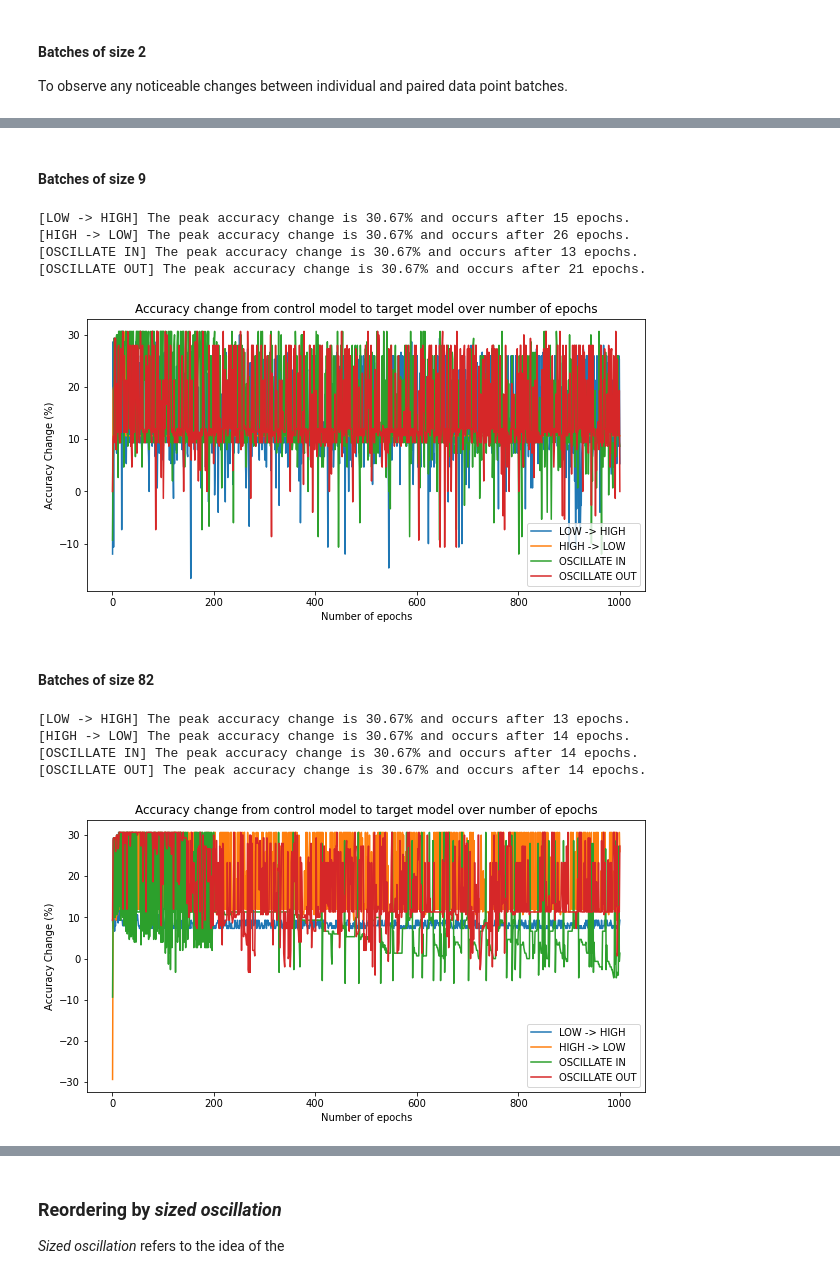
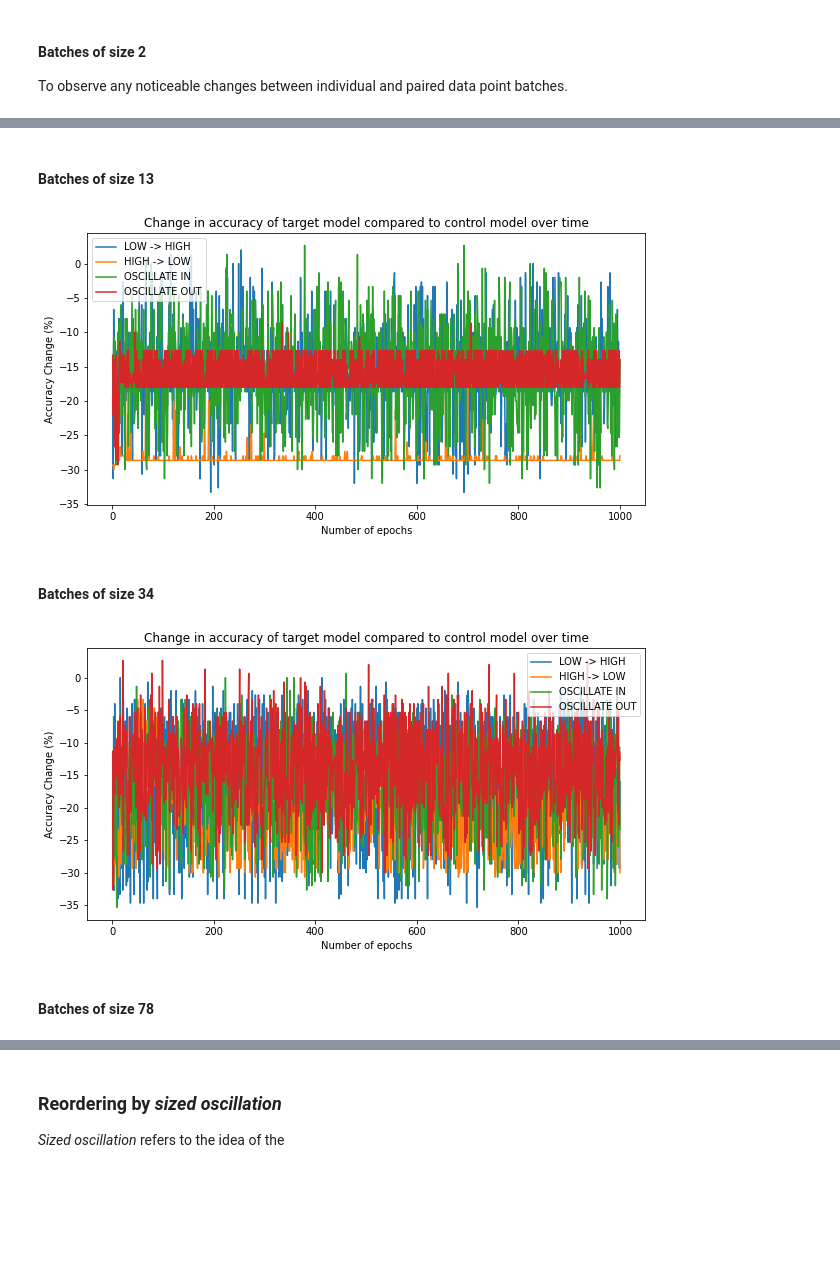
Before and after one commit to Shahiriyo/CS310-DataPoisoning-Project, a Jupyter notebook: DataOrderingSGD.ipynb, the cells around one changed output, grey strips where cells are left out. Cells and saved outputs as stored; diff of their text form; code cells hidden in the pictures; blank space fills up the shorter version.

```diff
--- a/DataOrderingSGD.ipynb
+++ b/DataOrderingSGD.ipynb
@@ -40,12 +40,14 @@ HIGH_LOW = 'HIGH -> LOW'
 LOW_HIGH = 'LOW -> HIGH'
 OSC_IN = 'OSCILLATE IN'
 OSC_OUT = 'OSCILLATE OUT'
+
 BATCH_REORDER = 'REORDER'
 BATCH_RESHUFFLE = 'RESHUFFLE'
 
 N_TESTDATA_SAMPLES = 150
 NUM_ITER = 1000
-N = 1476
+N_TOTAL = 1476
+N = N_TOTAL - N_TESTDATA_SAMPLES # N = 1326
 
 # Read the abalone.data file into a pandas dataframe
 df = pd.read_csv('abalone.data')
@@ -58,6 +60,7 @@ classVector = 'rings'
 # Assign a header/title to each feature
 df.set_axis(features, axis=1, inplace=True)
 features.remove('sex')
+features.remove('rings')
 
 
 # Visualise the data on a 2D plane through PCA dimensionality reduction
@@ -370,16 +356,16 @@ The following test is for reordering data batches of size 1, i.e. reordering eac
 # %%
 # Plot graph of accuracy variation with number of iterations during training
 for i in (LOW_HIGH, HIGH_LOW, OSC_IN, OSC_OUT):
-    difference = np.array(accuracies['1'][i]['CONTROL']) - np.array(accuracies['1'][i]['TARGET'])
+    difference = np.array(accuracies['1'][i]['TARGET']) - np.array(accuracies['1'][i]['CONTROL'])
     plt.plot(range(1, NUM_ITER+1), difference, label=i)
 
     # Output numerical information on highest accuracy change potential for each attack variation
-    print("[%s] The peak accuracy change is %.*f%% and occurs after %d epochs." % (i, 2, np.max(difference), np.argmax(difference)+1))
+    print("[%s] Maximum change at %.*f%% after %d epochs." % (i, 2, np.min(difference), np.argmin(difference)+1))
 
 # Annotate and resize graph
 plt.xlabel('Number of epochs')
 plt.ylabel('Accuracy Change (%)')
-plt.title('Accuracy change from control model to target model over number of epochs')
+plt.title('Change in accuracy of target model compared to control model over time')
 plt.gcf().set_size_inches(10, 5)
 plt.legend()
 plt.show()
@@ -398,7 +384,7 @@ plt.show()
 # %% [markdown]
 ### Attack + graphing utility function (can be skipped)
 # %%
-def attack_models(batchSizes, attackName, strategies=[LOW_HIGH, HIGH_LOW, OSC_IN, OSC_OUT], oscSize=1):
+def attack_models(batchSizes, attackName, strategies=[LOW_HIGH, HIGH_LOW, OSC_IN, OSC_OUT], variant=BATCH_RESHUFFLE, oscSize=1):
     accuracy = {
         LOW_HIGH: {'CONTROL': [], 'TARGET': []},
         HIGH_LOW: {'CONTROL': [], 'TARGET': []},
@@ -410,7 +396,7 @@ def attack_models(batchSizes, attackName, strategies=[LOW_HIGH, HIGH_LOW, OSC_IN
         init_models()
 
         for j in range(NUM_ITER):
-            attack(i, batchSizes, NUM_BATCHES, oscSize=oscSize)
+            attack(i, batchSizes, NUM_BATCHES, orderVariant=variant, oscSize=oscSize)
             accuracy[i]['CONTROL'].append(control.score(testData, testLabels) * 100)
             accuracy[i]['TARGET'].append(target.score(testData, testLabels) * 100)
 
@@ -418,16 +404,13 @@ def attack_models(batchSizes, attackName, strategies=[LOW_HIGH, HIGH_LOW, OSC_IN
 
     # Plot graph of accuracy variation with number of iterations during training
     for i in strategies:
-        difference = np.array(accuracy[i]['CONTROL']) - np.array(accuracy[i]['TARGET'])
+        difference = np.array(accuracy[i]['TARGET']) - np.array(accuracy[i]['CONTROL'])
         plt.plot(range(1, NUM_ITER+1), difference, label=i)
-
-        # Output numerical information on highest accuracy change potential for each attack variation
-        print("[%s] The peak accuracy change is %.*f%% and occurs after %d epochs." % (i, 2, np.max(difference), np.argmax(difference)+1))
 
     # Annotate and resize graph
     plt.xlabel('Number of epochs')
     plt.ylabel('Accuracy Change (%)')
-    plt.title('Accuracy change from control model to target model over number of epochs')
+    plt.title('Change in accuracy of target model compared to control model over time')
     plt.gcf().set_size_inches(10, 5)
     plt.legend()
     plt.show()
@@ -481,24 +476,18 @@ attack_models(batchSizes, '2')
 # %% [markdown]
-#### Batches of size 9
+#### Batches of size 13
 # %%
-batchSizes = [9] * 164
+batchSizes = [13] * int(N / 13)
 NUM_BATCHES = len(batchSizes)
-attack_models(batchSizes, '9')
+attack_models(batchSizes, 'batchSize_13')
 # %% [output]
-[LOW -> HIGH] The peak accuracy change is 30.67% and occurs after 15 epochs.
-[HIGH -> LOW] The peak accuracy change is 30.67% and occurs after 26 epochs.
-[OSCILLATE IN] The peak accuracy change is 30.67% and occurs after 13 epochs.
-[OSCILLATE OUT] The peak accuracy change is 30.67% and occurs after 21 epochs.
-[figure, old version]
+[figure, new version]
 # %% [markdown]
-#### Batches of size 82
+#### Batches of size 34
 # %%
-batchSizes = [82] * 18
+batchSizes = [34] * int(N / 34)
 NUM_BATCHES = len(batchSizes)
-attack_models(batchSizes, '82')
+attack_models(batchSizes, 'batchSize_34')
 # %% [output]
-[LOW -> HIGH] The peak accuracy change is 30.67% and occurs after 13 epochs.
-[HIGH -> LOW] The peak accuracy change is 30.67% and occurs after 14 epochs.
-[OSCILLATE IN] The peak accuracy change is 30.67% and occurs after 14 epochs.
-[OSCILLATE OUT] The peak accuracy change is 30.67% and occurs after 14 epochs.
-[figure, old version]
+[figure, new version]
+# %% [markdown]
+#### Batches of size 78
```
Also changed, not shown: parts of 27 cells of this notebook.
